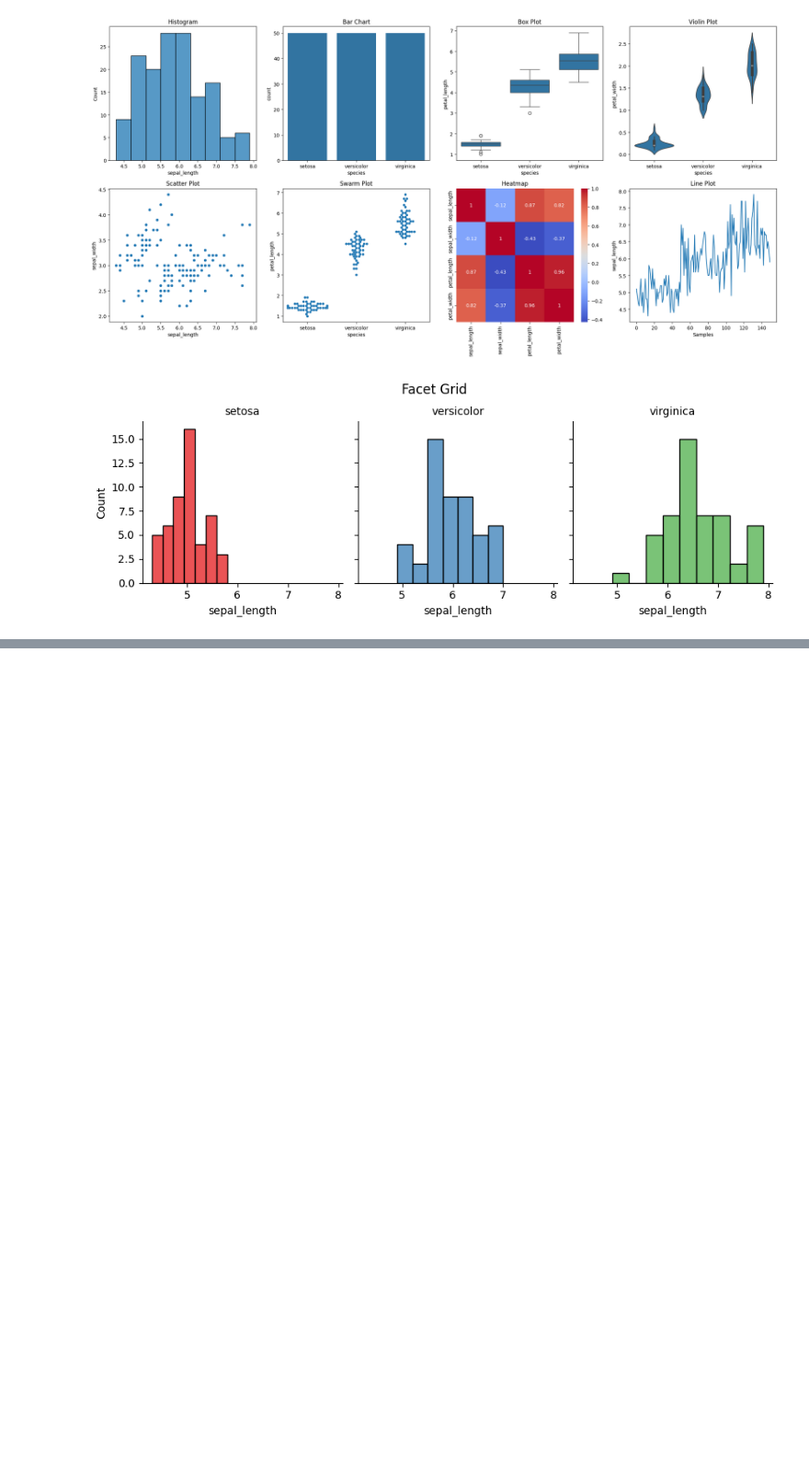
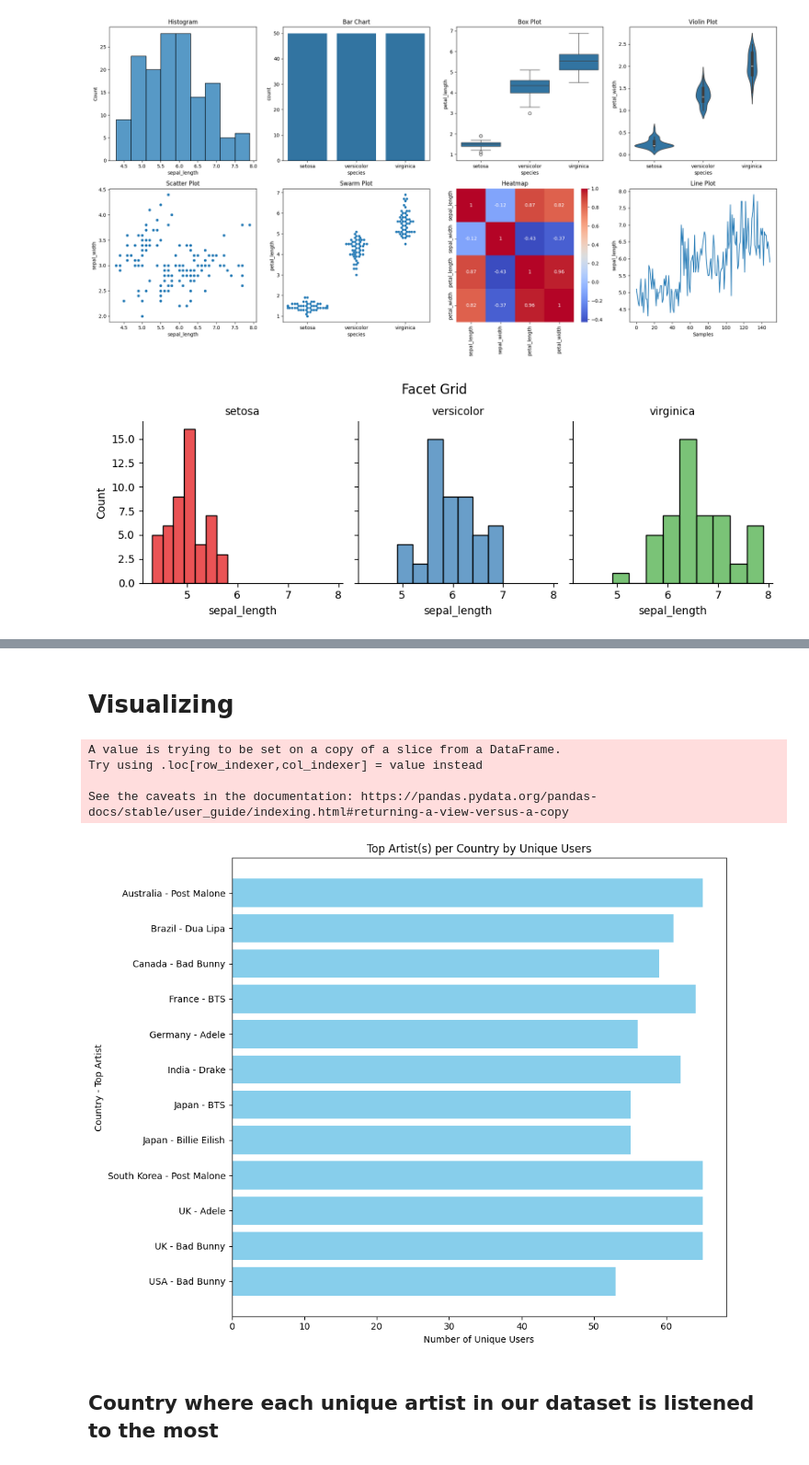
Before and after one commit to dvm14/spotify_magnified, a Jupyter notebook: src/exploratory_data_analysis.ipynb, the cells around one changed output, grey strips where cells are left out. Shown: that part at 92% size. Saved outputs shown, nothing was run; the diff lists cells and outputs as text; code cells hidden in the pictures; blank space fills up the shorter version.

```diff
--- a/src/exploratory_data_analysis.ipynb
+++ b/src/exploratory_data_analysis.ipynb
@@ -363,0 +478,15 @@ plt.show()
+# %%
+# Get user counts per country-artist pair
+artist_country_counts = (
+    df.groupby(["Country", "Most Played Artist"])["User_ID"]
+      .nunique()
+      .reset_index(name="User Count")
+)
+
+# Find the max users per country
+max_counts = artist_country_counts.groupby("Country")["User Count"].transform("max")
+
+# Keep only rows where User Count = max for that country
+top_artists_by_country = artist_country_counts[artist_country_counts["User Count"] == max_counts]
+
+print(top_artists_by_country)
@@ -363,0 +507,27 @@ plt.show()
+# %% [markdown]
+# Visualizing
+# %%
+import matplotlib.pyplot as plt
+
+# Combine artist + country into one label
+top_artists_by_country["Label"] = (
+    top_artists_by_country["Country"] + " - " + top_artists_by_country["Most Played Artist"]
+)
+
+plt.figure(figsize=(10,8))
+plt.barh(top_artists_by_country["Label"], top_artists_by_country["User Count"], color="skyblue")
+
+plt.xlabel("Number of Unique Users")
+plt.ylabel("Country - Top Artist")
+plt.title("Top Artist(s) per Country by Unique Users")
+plt.gca().invert_yaxis()  # largest on top
+plt.tight_layout()
+plt.show()
+# %% [output]
+A value is trying to be set on a copy of a slice from a DataFrame.
+Try using .loc[row_indexer,col_indexer] = value instead
+
+See the caveats in the documentation: https://pandas.pydata.org/pandas-docs/stable/user_guide/indexing.html#returning-a-view-versus-a-copy
+[figure, added]
+# %% [markdown]
+## Country where each unique artist in our dataset is listened to the most
```
Also changed, not shown: parts of 22 cells of this notebook.
